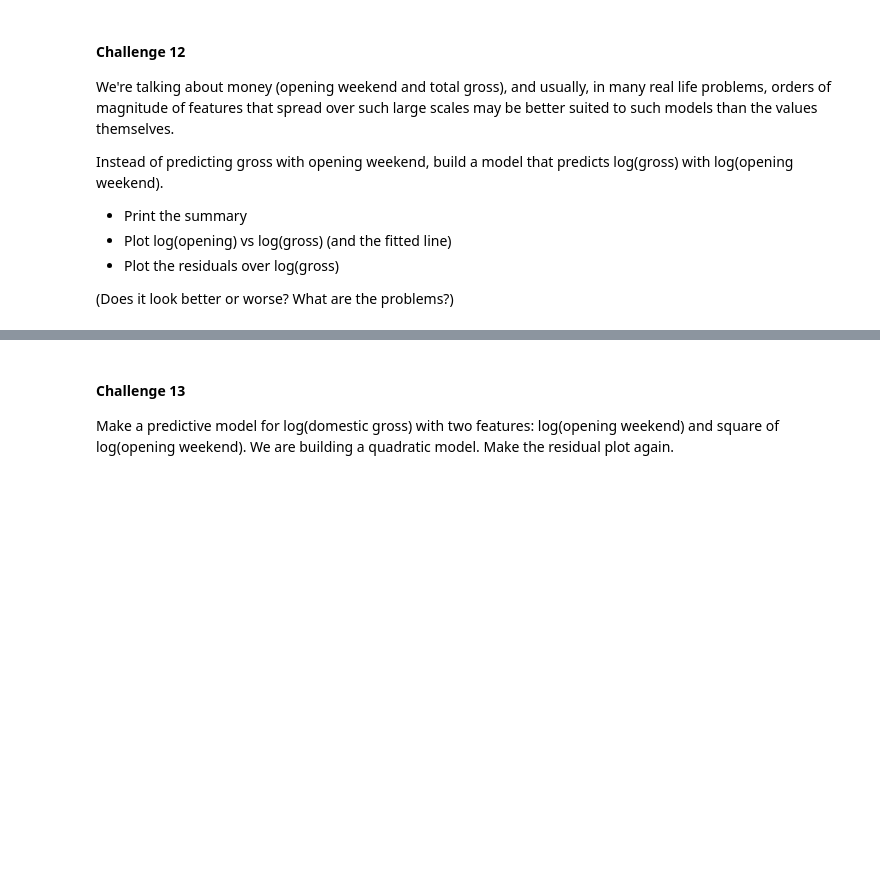
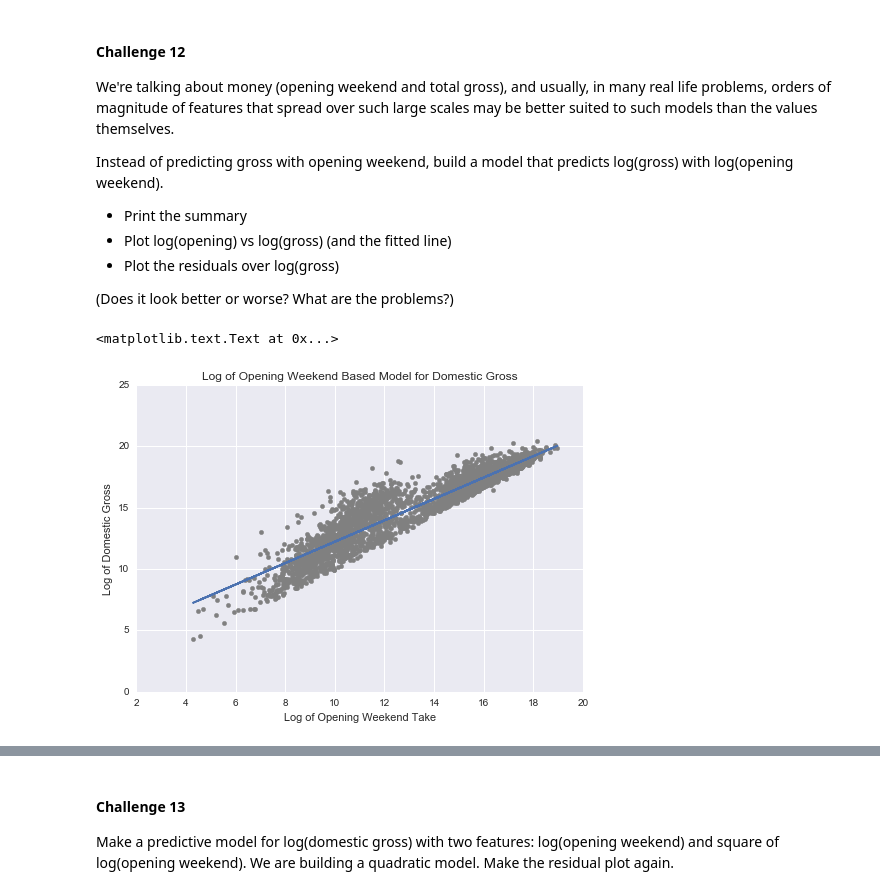
Before and after one commit to TejjeT/DataScienceProject1, a Jupyter notebook: day_02/EDA and Regression Challenges Yinan Yu.ipynb, the cells around one changed output, grey strips where cells are left out. Saved outputs shown, nothing was run; the diff lists cells and outputs as text; code cells hidden in the pictures; blank space fills up the shorter version.

```diff
--- a/day_02/EDA and Regression Challenges Yinan Yu.ipynb
+++ b/day_02/EDA and Regression Challenges Yinan Yu.ipynb
@@ -393,3 +451,21 @@ predicts log(gross) with log(opening weekend).
 - Plot the residuals over log(gross)
 
 (Does it look better or worse? What are the problems?)
+# %%
+#create log scale variables
+Y = np.log(df.domestic_gross)
+X = sm.add_constant(np.log(df.opening_weekend_take))
+
+linmodel = sm.OLS(Y,X).fit()
+linmodel.summary()
+
+#plot of fitted line
+predicted_gross = linmodel.predict(X)
+plt.scatter(np.log(df.opening_weekend_take), Y, color='gray')
+plt.plot(np.log(df.opening_weekend_take), predicted_gross)
+plt.title("Log of Opening Weekend Based Model for Domestic Gross")
+plt.xlabel("Log of Opening Weekend Take")
+plt.ylabel("Log of Domestic Gross")
+# %% [output]
+<matplotlib.text.Text at 0x...>
+[figure, added]
```
Also changed, not shown: parts of 9 cells of this notebook.
